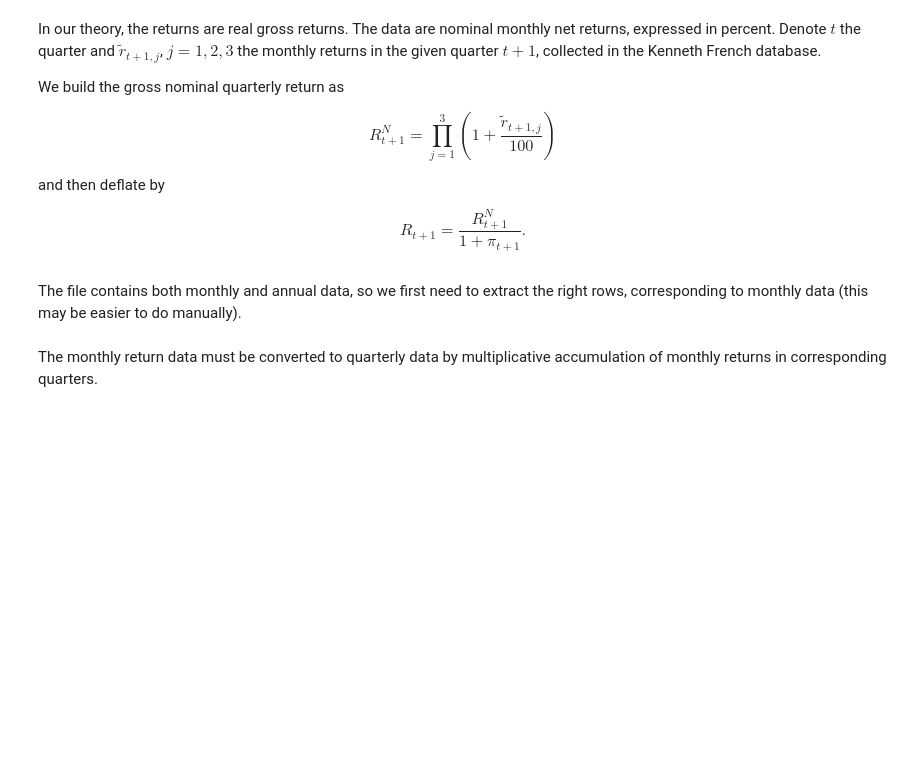
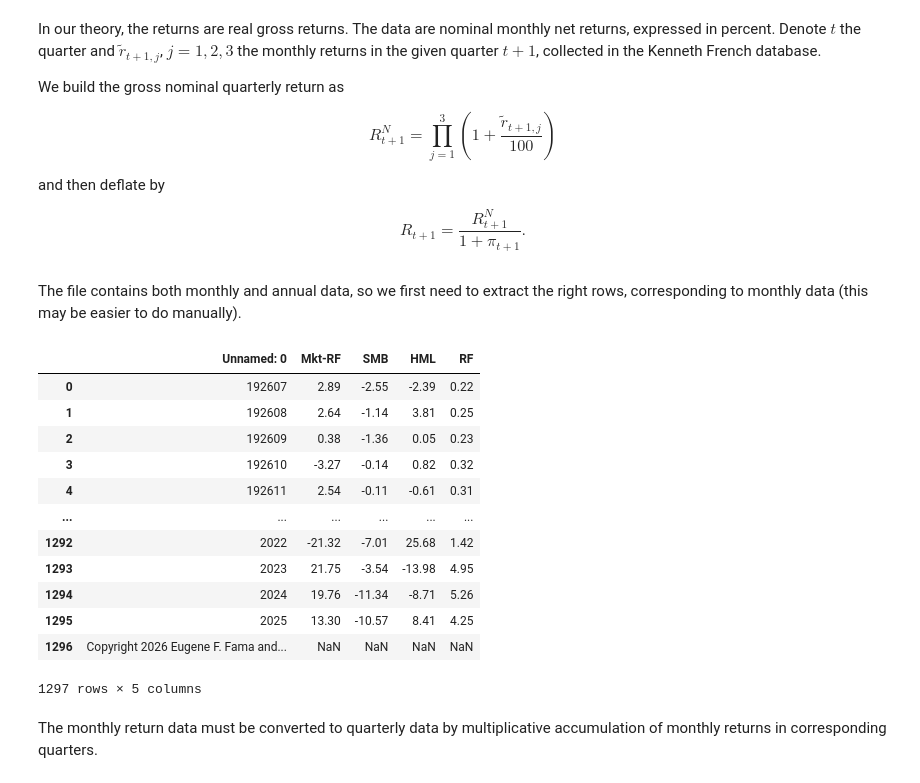
Before and after one commit to jborovicka/nyu-computational-dynamics, a Jupyter notebook: jupyter/asset_valuation_gmm.ipynb, the cells around one changed output. Saved outputs shown, nothing was run; the diff lists cells and outputs as text; code cells hidden in the pictures; blank space fills up the shorter version.

```diff
--- a/jupyter/asset_valuation_gmm.ipynb
+++ b/jupyter/asset_valuation_gmm.ipynb
@@ -271,5 +271,21 @@ data_FF = pd.read_csv(BytesIO(result.content),compression='zip',header=2)
 # %% [markdown]
 The file contains both monthly and annual data, so we first need to extract the right rows, corresponding to monthly data (this may be easier to do manually).
+# %%
+data_FF
+# %% [output]
+|  | Unnamed: 0 | Mkt-RF | SMB | HML | RF |
+| 0 | 192607 | 2.89 | -2.55 | -2.39 | 0.22 |
+| 1 | 192608 | 2.64 | -1.14 | 3.81 | 0.25 |
+| 2 | 192609 | 0.38 | -1.36 | 0.05 | 0.23 |
+| 3 | 192610 | -3.27 | -0.14 | 0.82 | 0.32 |
+| 4 | 192611 | 2.54 | -0.11 | -0.61 | 0.31 |
+| ... | ... | ... | ... | ... | ... |
+| 1292 | 2022 | -21.32 | -7.01 | 25.68 | 1.42 |
+| 1293 | 2023 | 21.75 | -3.54 | -13.98 | 4.95 |
+| 1294 | 2024 | 19.76 | -11.34 | -8.71 | 5.26 |
+| 1295 | 2025 | 13.30 | -10.57 | 8.41 | 4.25 |
+| 1296 | Copyright 2026 Eugene F. Fama and... | NaN | NaN | NaN | NaN |
+1297 rows × 5 columns
 # %%
 # process data
 # rename date column
```
Also changed, not shown: parts of 6 cells of this notebook, 24 other files.
